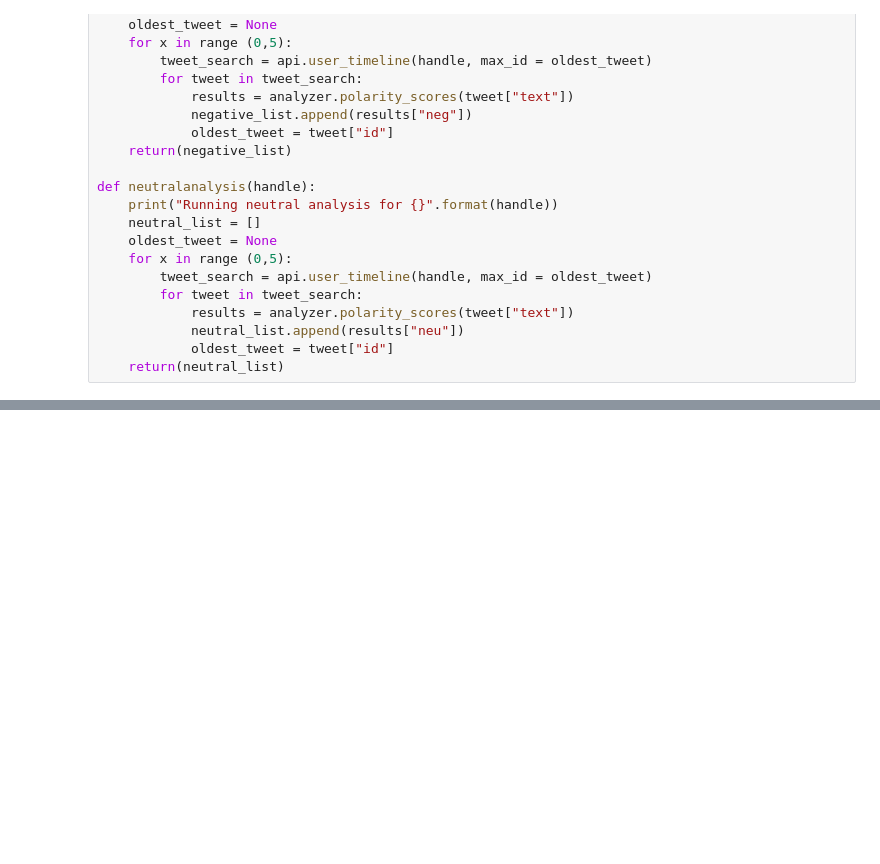
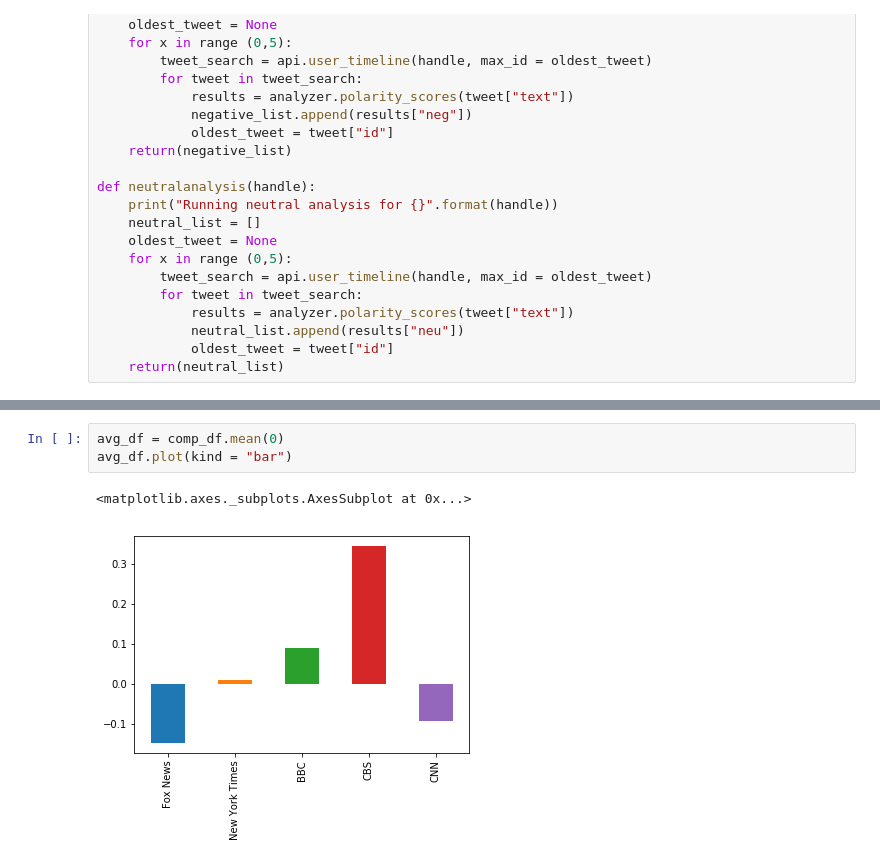
Before and after one commit to thomasjoldfield/SentimentAnalysis, a Jupyter notebook: TwitterSentimentAnalysis.ipynb, the cells around one changed output, grey strips where cells are left out. Saved outputs shown, nothing was run; the diff lists cells and outputs as text; blank space fills up the shorter version.

```diff
--- a/TwitterSentimentAnalysis.ipynb
+++ b/TwitterSentimentAnalysis.ipynb
@@ -119,0 +173,6 @@ len([0.0, 0.4939, 0.25, 0.0, 0.0, -0.2263, 0.0, 0.0, -0.2023, 0.875, 0.2732, -0.
+# %%
+avg_df = comp_df.mean(0)
+avg_df.plot(kind = "bar")
+# %% [output]
+<matplotlib.axes._subplots.AxesSubplot at 0x...>
+[figure, added]
```
Also changed, not shown: parts of 7 cells of this notebook, 1 other file.
